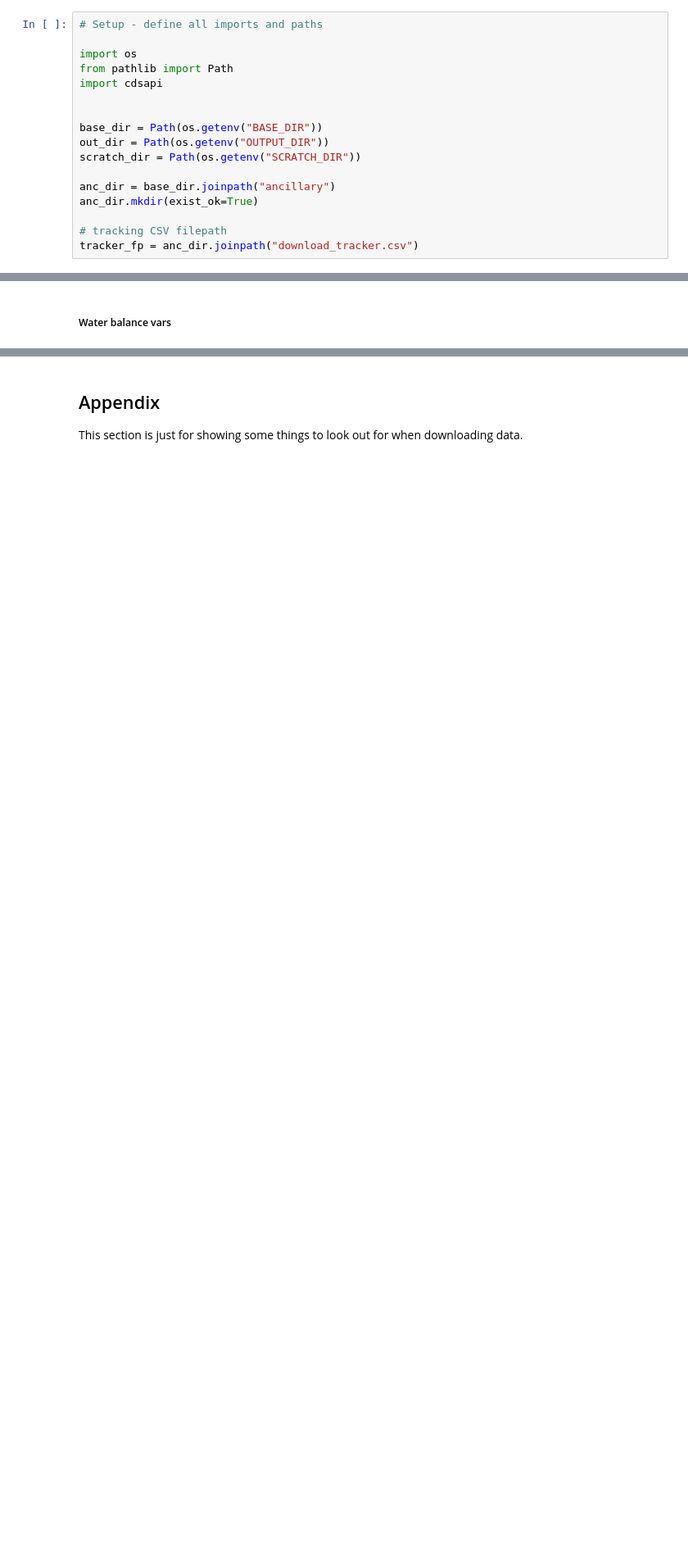
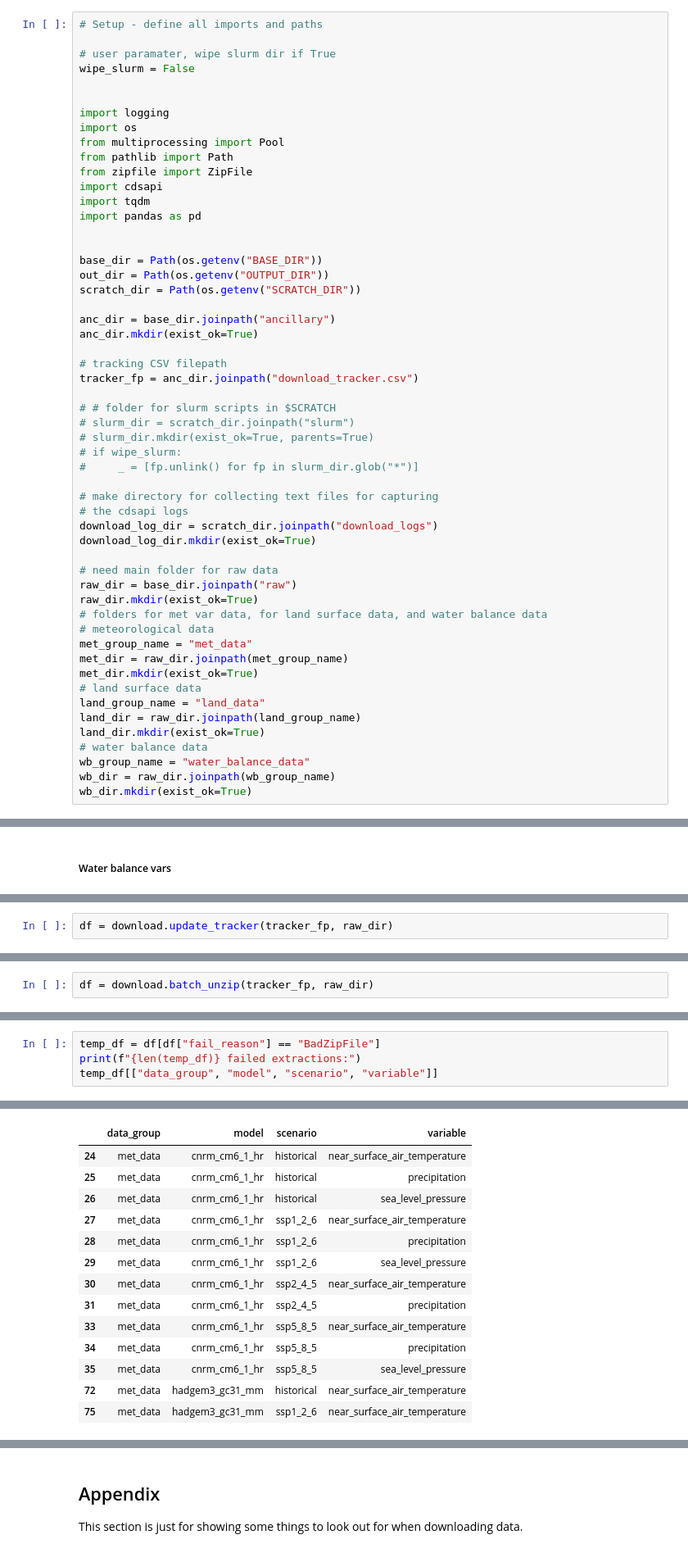
Before and after one commit to ua-snap/cmip6-utils, a Jupyter notebook: deltas_pipeline.ipynb, the cells around one changed output, grey strips where cells are left out. Shown at 82% size. Drawn from its saved outputs; the diff is of its cells as text; blank space fills up the shorter version.

Commit message:
run download and extractions and show some results

```diff
--- a/deltas_pipeline.ipynb
+++ b/deltas_pipeline.ipynb
@@ -15,9 +15,18 @@ Credentials need to be placed in `$HOME/.cdsapirc` per the instructions at the l
 # %%
 # Setup - define all imports and paths
 
+# user paramater, wipe slurm dir if True
+wipe_slurm = False
+
+
+import logging
 import os
+from multiprocessing import Pool
 from pathlib import Path
+from zipfile import ZipFile
 import cdsapi
+import tqdm
+import pandas as pd
 
 
 base_dir = Path(os.getenv("BASE_DIR"))
@@ -29,6 +38,34 @@ anc_dir.mkdir(exist_ok=True)
 
 # tracking CSV filepath
 tracker_fp = anc_dir.joinpath("download_tracker.csv")
+
+# # folder for slurm scripts in $SCRATCH
+# slurm_dir = scratch_dir.joinpath("slurm")
+# slurm_dir.mkdir(exist_ok=True, parents=True)
+# if wipe_slurm:
+#     _ = [fp.unlink() for fp in slurm_dir.glob("*")]
+
+# make directory for collecting text files for capturing
+# the cdsapi logs
+download_log_dir = scratch_dir.joinpath("download_logs")
+download_log_dir.mkdir(exist_ok=True)
+
+# need main folder for raw data
+raw_dir = base_dir.joinpath("raw")
+raw_dir.mkdir(exist_ok=True)
+# folders for met var data, for land surface data, and water balance data
+# meteorological data
+met_group_name = "met_data"
+met_dir = raw_dir.joinpath(met_group_name)
+met_dir.mkdir(exist_ok=True)
+# land surface data
+land_group_name = "land_data"
+land_dir = raw_dir.joinpath(land_group_name)
+land_dir.mkdir(exist_ok=True)
+# water balance data
+wb_group_name = "water_balance_data"
+wb_dir = raw_dir.joinpath(wb_group_name)
+wb_dir.mkdir(exist_ok=True)
 # %% [markdown]
 ### Targets
 
@@ -305,0 +354,2 @@ def update_tracker(base_dir, scratch_dir):
+# %%
+df = download.update_tracker(tracker_fp, raw_dir)
@@ -305,0 +358,2 @@ def update_tracker(base_dir, scratch_dir):
+# %%
+df = download.batch_unzip(tracker_fp, raw_dir)
@@ -305,0 +380,5 @@ def update_tracker(base_dir, scratch_dir):
+# %%
+temp_df = df[df["fail_reason"] == "BadZipFile"]
+print(f"{len(temp_df)} failed extractions:")
+temp_df[["data_group", "model", "scenario", "variable"]]
+# %% [output]
@@ -305,0 +386,14 @@ def update_tracker(base_dir, scratch_dir):
+|  | data_group | model | scenario | variable |
+| 24 | met_data | cnrm_cm6_1_hr | historical | near_surface_air_temperature |
+| 25 | met_data | cnrm_cm6_1_hr | historical | precipitation |
+| 26 | met_data | cnrm_cm6_1_hr | historical | sea_level_pressure |
+| 27 | met_data | cnrm_cm6_1_hr | ssp1_2_6 | near_surface_air_temperature |
+| 28 | met_data | cnrm_cm6_1_hr | ssp1_2_6 | precipitation |
+| 29 | met_data | cnrm_cm6_1_hr | ssp1_2_6 | sea_level_pressure |
+| 30 | met_data | cnrm_cm6_1_hr | ssp2_4_5 | near_surface_air_temperature |
+| 31 | met_data | cnrm_cm6_1_hr | ssp2_4_5 | precipitation |
+| 33 | met_data | cnrm_cm6_1_hr | ssp5_8_5 | near_surface_air_temperature |
+| 34 | met_data | cnrm_cm6_1_hr | ssp5_8_5 | precipitation |
+| 35 | met_data | cnrm_cm6_1_hr | ssp5_8_5 | sea_level_pressure |
+| 72 | met_data | hadgem3_gc31_mm | historical | near_surface_air_temperature |
+| 75 | met_data | hadgem3_gc31_mm | ssp1_2_6 | near_surface_air_temperature |
```
Also changed, not shown: parts of 25 cells of this notebook, 1 other file.
